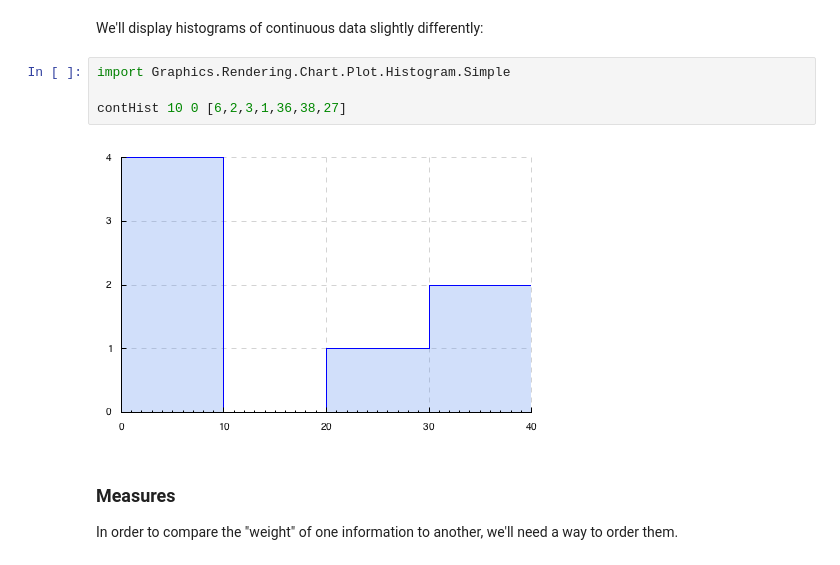
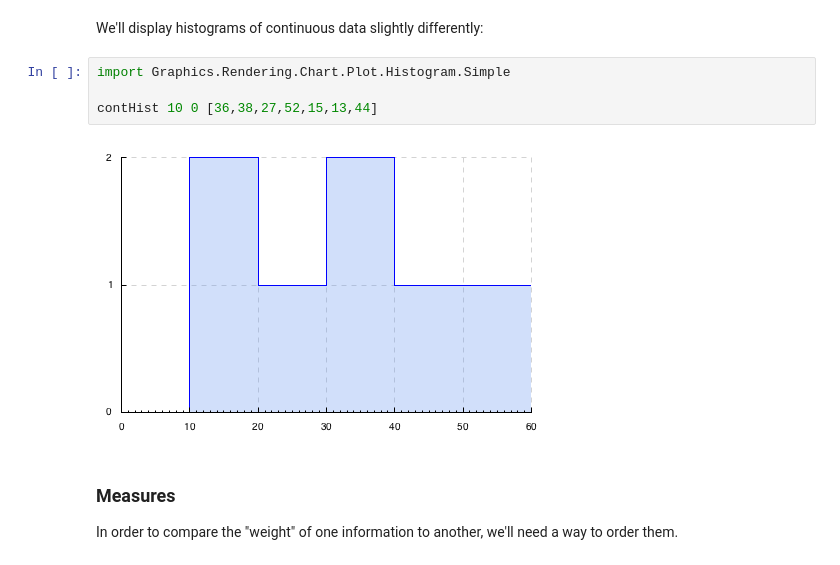
Before and after one commit to oisdk/IHaskell, a Jupyter notebook: notebooks/Privacy.ipynb, the cells around one changed output. Drawn from its saved outputs; the diff is of its cells as text.

```diff
--- a/notebooks/Privacy.ipynb
+++ b/notebooks/Privacy.ipynb
@@ -121,9 +120,9 @@ We'll display histograms of continuous data slightly differently:
 # %%
 import Graphics.Rendering.Chart.Plot.Histogram.Simple
 
-contHist 10 0 [6,2,3,1,36,38,27]
+contHist 10 0 [36,38,27,52,15,13,44]
 # %% [output]
-[figure, old version]
+[figure, new version]
 # %% [markdown]
 ### Measures
 
```
Also changed, not shown: parts of 19 cells of this notebook, 7 other files.
